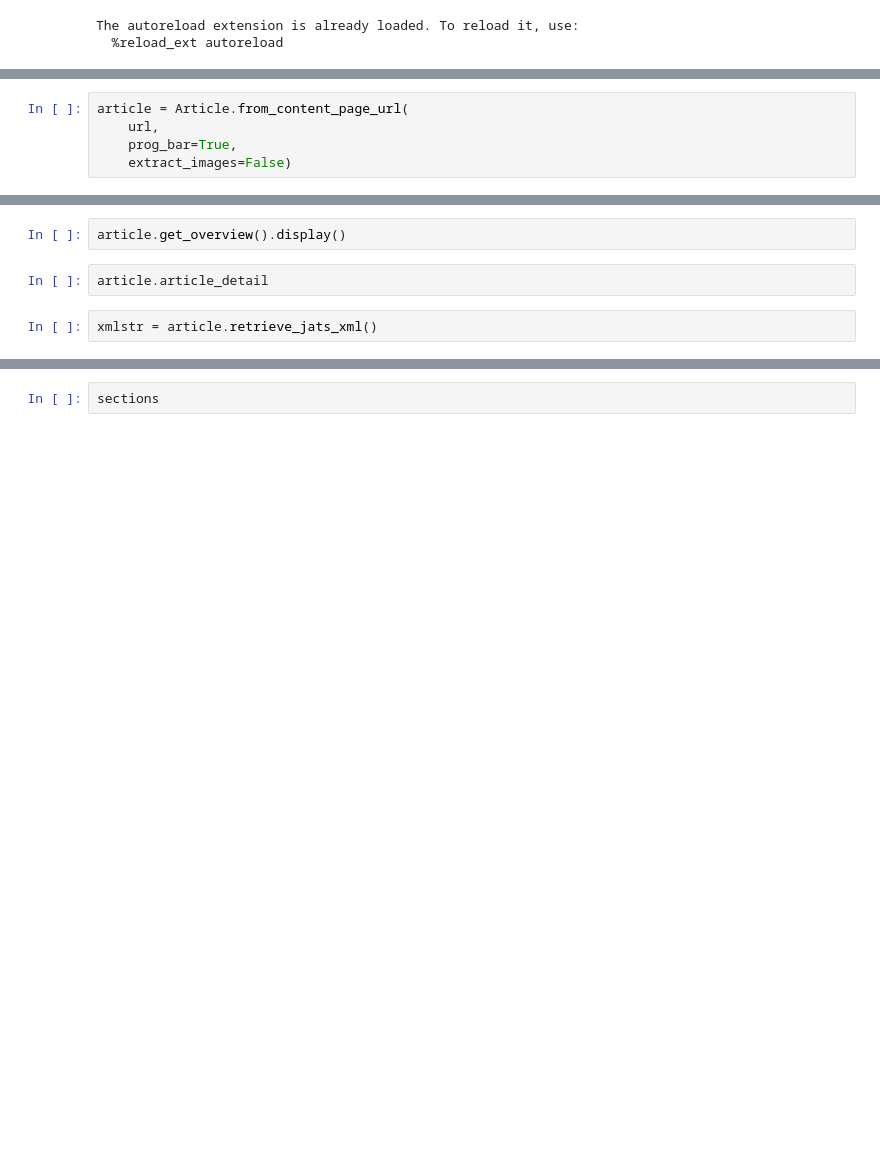
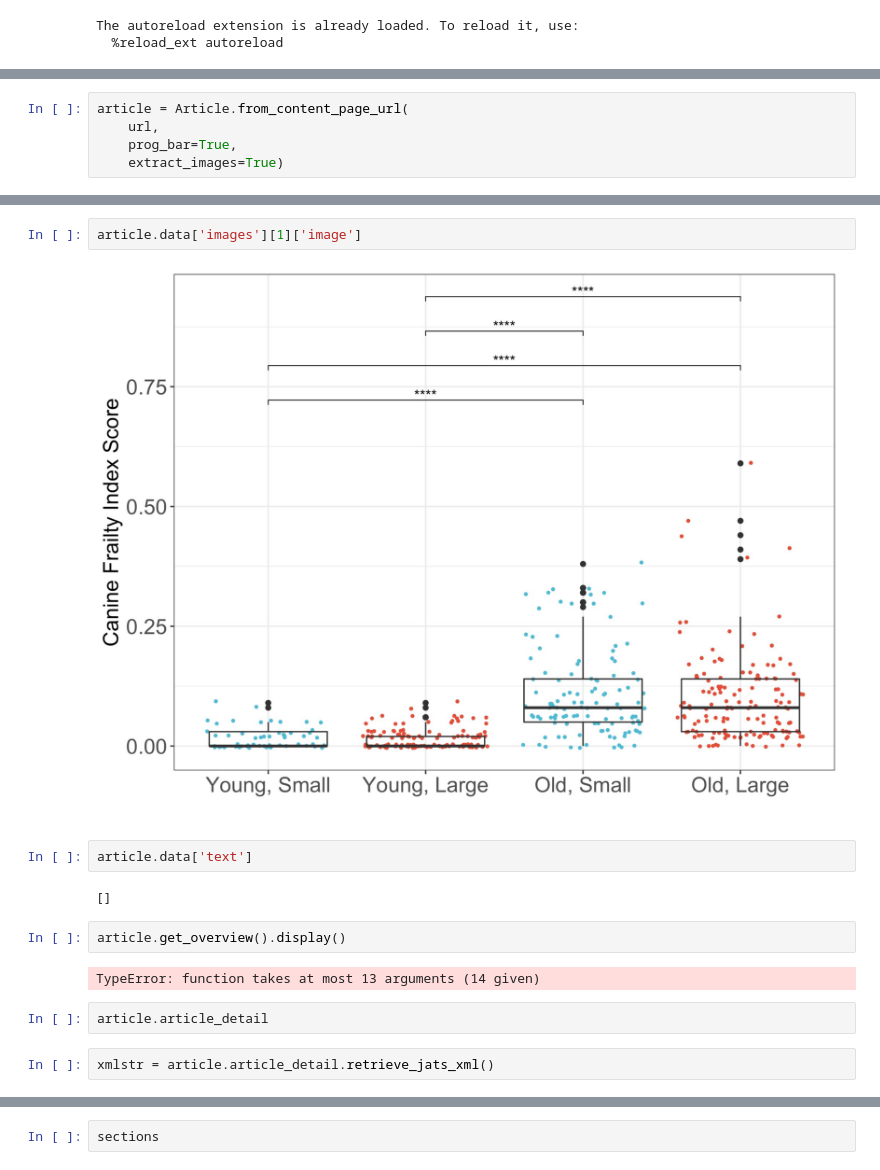
Before and after one commit to ANaka/paperview, a Jupyter notebook: notebooks/test_web_access.ipynb, the cells around one changed output, grey strips where cells are left out. Drawn from its saved outputs; the diff is of its cells as text; blank space fills up the shorter version.

Commit message:
prototyping image retrieval, need to refactor

```diff
--- a/notebooks/test_web_access.ipynb
+++ b/notebooks/test_web_access.ipynb
@@ -33,4 +35,4 @@ url = 'https://www.biorxiv.org/content/10.1101/2022.07.21.500746v1'
 article = Article.from_content_page_url(
     url,
     prog_bar=True,
-    extract_images=False)
+    extract_images=True)
@@ -37,9 +76,19 @@ article = Article.from_content_page_url(
+# %%
+article.data['images'][1]['image']
+# %% [output]
+[figure, added]
+# %%
+article.data['text']
+# %% [output]
+[]
 # %%
 article.get_overview().display()
+# %% [output]
+TypeError: function takes at most 13 arguments (14 given)
 # %%
 article.article_detail
 # %%
-xmlstr = article.retrieve_jats_xml()
+xmlstr = article.article_detail.retrieve_jats_xml()
 # %%
 text = process_xml.xmlstr_to_dict(xmlstr)
 df = pd.DataFrame(text['body_sections'])
```
Also changed, not shown: parts of 19 cells of this notebook, 2 other files.
